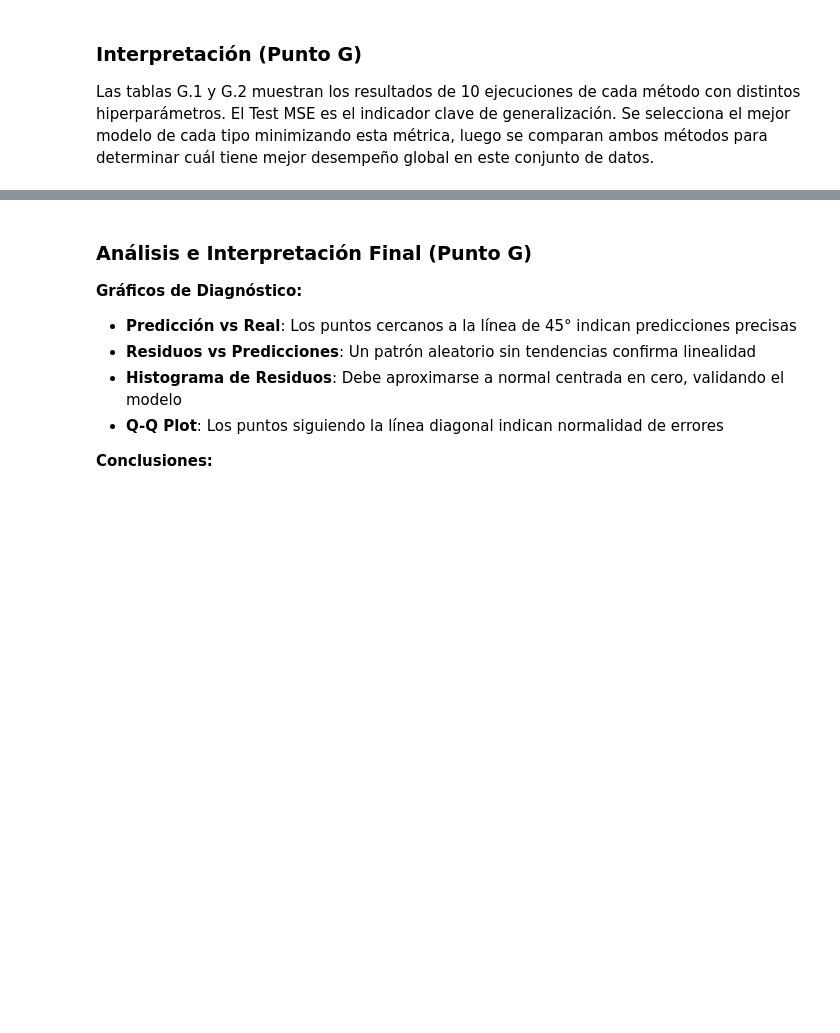
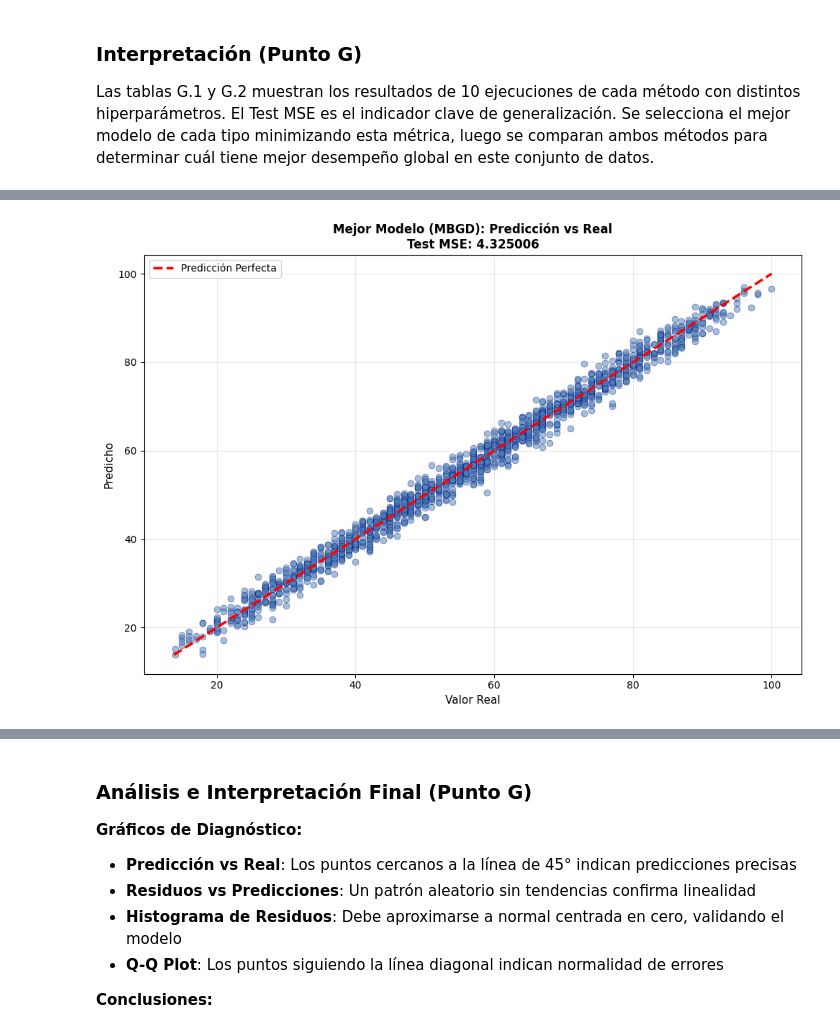
Before and after one commit to fabrimena/AI_Tarea1, a Jupyter notebook: Tarea_1.ipynb, the cells around one changed output, grey strips where cells are left out. Drawn from its saved outputs; the diff is of its cells as text; code cells hidden in the pictures; blank space fills up the shorter version.

```diff
--- a/Tarea_1.ipynb
+++ b/Tarea_1.ipynb
@@ -697,0 +668,18 @@ plt.show()
+# %%
+# Calcular predicciones con el mejor modelo
+best_y_pred = X_test_b.dot(best_overall['w'])
+residuos = y_test_np - best_y_pred
+
+fig3, ax3 = plt.subplots(figsize=(10, 7))
+ax3.scatter(y_test_np, best_y_pred, alpha=0.5, s=40, color='steelblue', edgecolors='navy', linewidth=0.5)
+lims = [min(y_test_np.min(), best_y_pred.min()), max(y_test_np.max(), best_y_pred.max())]
+ax3.plot(lims, lims, 'r--', linewidth=2.5, label='Predicción Perfecta')
+ax3.set_xlabel('Valor Real', fontsize=11)
+ax3.set_ylabel('Predicho', fontsize=11)
+ax3.set_title(f'Mejor Modelo ({best_overall_type}): Predicción vs Real\nTest MSE: {best_overall["test_mse"]:.6f}', fontweight='bold', fontsize=12)
+ax3.legend(fontsize=10)
+ax3.grid(True, alpha=0.3)
+plt.tight_layout()
+plt.show()
+# %% [output]
+[figure, added]
```
Also changed, not shown: parts of 11 cells of this notebook, 9 other files.
